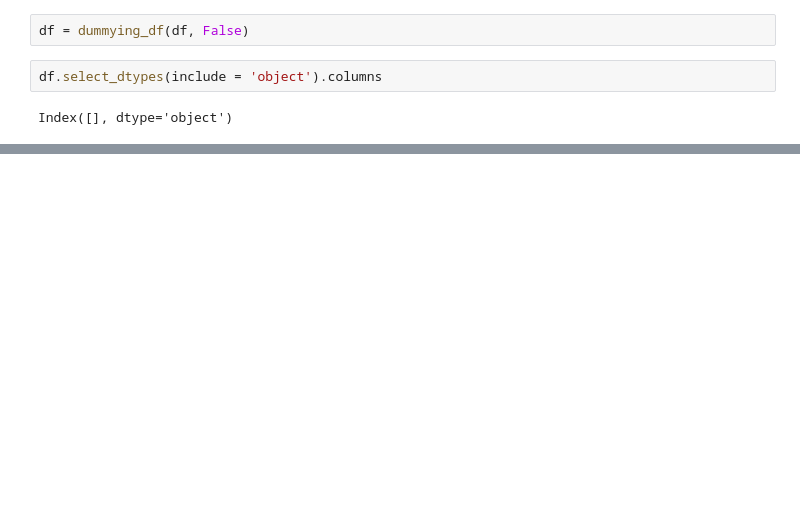
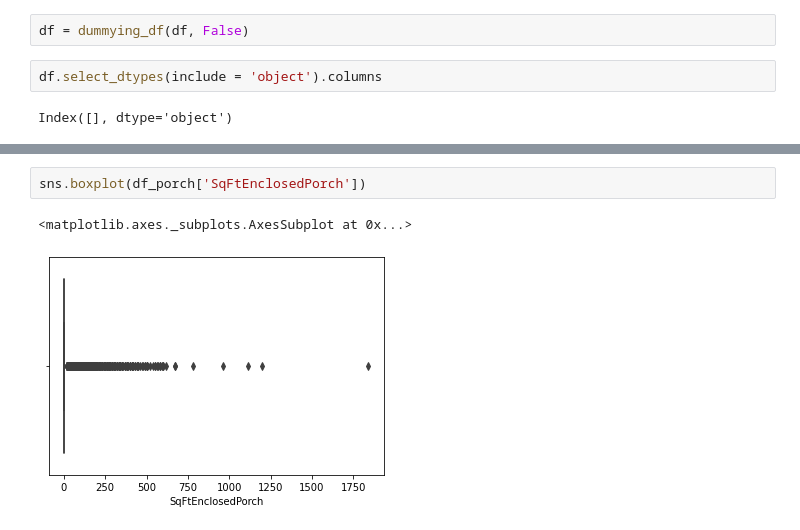
Before and after one commit to ghPRao/phase_2_project_chicago-sf-seattle-ds-082420, a Jupyter notebook: andrew_PR_EDA.ipynb, the cells around one changed output, grey strips where cells are left out. Cells and saved outputs as stored; diff of their text form; blank space fills up the shorter version.

```diff
--- a/andrew_PR_EDA.ipynb
+++ b/andrew_PR_EDA.ipynb
@@ -362,0 +442,5 @@ df
+# %%
+sns.boxplot(df_porch['SqFtEnclosedPorch'])
+# %% [output]
+<matplotlib.axes._subplots.AxesSubplot at 0x...>
+[figure, added]
```
Also changed, not shown: parts of 71 cells of this notebook.
